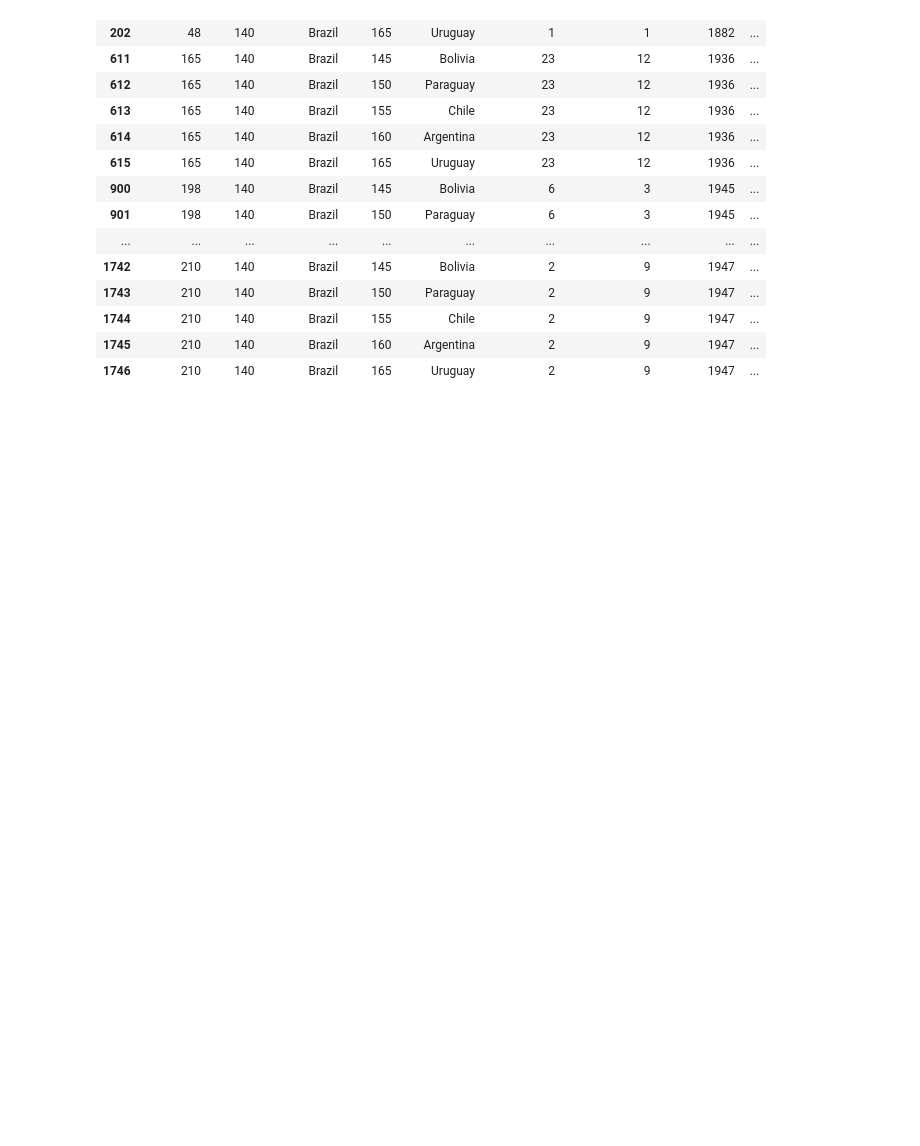
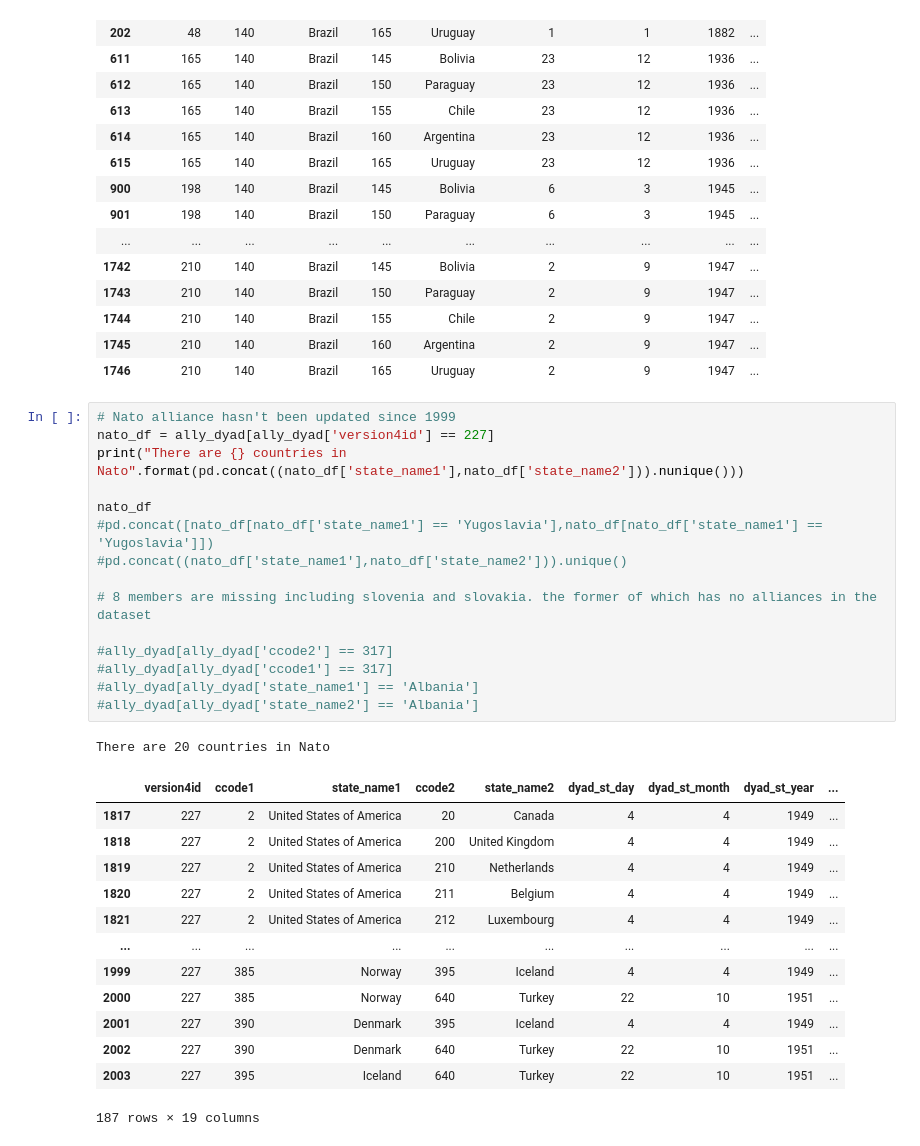
Before and after one commit to CRN91/Trade-Alliance-Network, a Jupyter notebook: alliance_dyad.ipynb, the cells around one changed output. Drawn from its saved outputs; the diff is of its cells as text; blank space fills up the shorter version.

```diff
--- a/alliance_dyad.ipynb
+++ b/alliance_dyad.ipynb
@@ -436,3 +451,33 @@ ally_dyad[ally_dyad['state_name1']=='Brazil']
 | 1744 | 210 | 140 | Brazil | 155 | Chile | 2 | 9 | 1947 | ... |
 | 1745 | 210 | 140 | Brazil | 160 | Argentina | 2 | 9 | 1947 | ... |
 | 1746 | 210 | 140 | Brazil | 165 | Uruguay | 2 | 9 | 1947 | ... |
+# %%
+# Nato alliance hasn't been updated since 1999
+nato_df = ally_dyad[ally_dyad['version4id'] == 227]
+print("There are {} countries in Nato".format(pd.concat((nato_df['state_name1'],nato_df['state_name2'])).nunique()))
+
+nato_df
+#pd.concat([nato_df[nato_df['state_name1'] == 'Yugoslavia'],nato_df[nato_df['state_name1'] == 'Yugoslavia']])
+#pd.concat((nato_df['state_name1'],nato_df['state_name2'])).unique()
+
+# 8 members are missing including slovenia and slovakia. the former of which has no alliances in the dataset
+
+#ally_dyad[ally_dyad['ccode2'] == 317]
+#ally_dyad[ally_dyad['ccode1'] == 317]
+#ally_dyad[ally_dyad['state_name1'] == 'Albania']
+#ally_dyad[ally_dyad['state_name2'] == 'Albania']
+# %% [output]
+There are 20 countries in Nato
+|  | version4id | ccode1 | state_name1 | ccode2 | state_name2 | dyad_st_day | dyad_st_month | dyad_st_year | ... |
+| 1817 | 227 | 2 | United States of America | 20 | Canada | 4 | 4 | 1949 | ... |
+| 1818 | 227 | 2 | United States of America | 200 | United Kingdom | 4 | 4 | 1949 | ... |
+| 1819 | 227 | 2 | United States of America | 210 | Netherlands | 4 | 4 | 1949 | ... |
+| 1820 | 227 | 2 | United States of America | 211 | Belgium | 4 | 4 | 1949 | ... |
+| 1821 | 227 | 2 | United States of America | 212 | Luxembourg | 4 | 4 | 1949 | ... |
+| ... | ... | ... | ... | ... | ... | ... | ... | ... | ... |
+| 1999 | 227 | 385 | Norway | 395 | Iceland | 4 | 4 | 1949 | ... |
+| 2000 | 227 | 385 | Norway | 640 | Turkey | 22 | 10 | 1951 | ... |
+| 2001 | 227 | 390 | Denmark | 395 | Iceland | 4 | 4 | 1949 | ... |
+| 2002 | 227 | 390 | Denmark | 640 | Turkey | 22 | 10 | 1951 | ... |
+| 2003 | 227 | 395 | Iceland | 640 | Turkey | 22 | 10 | 1951 | ... |
+187 rows × 19 columns
```
Also changed, not shown: parts of 8 cells of this notebook, 18 other files.
